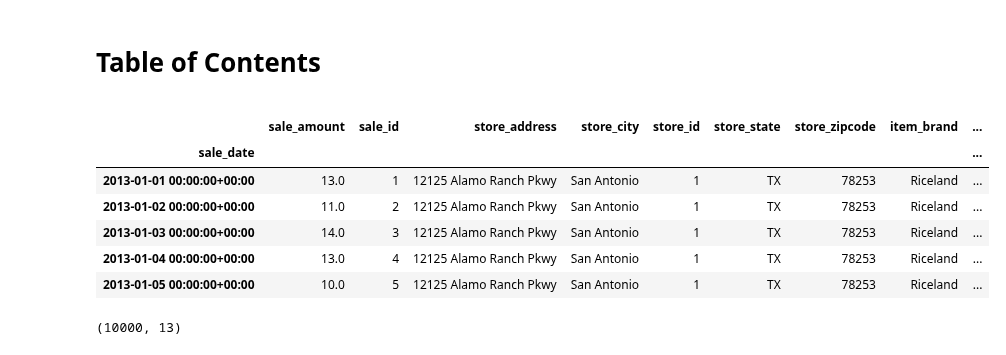
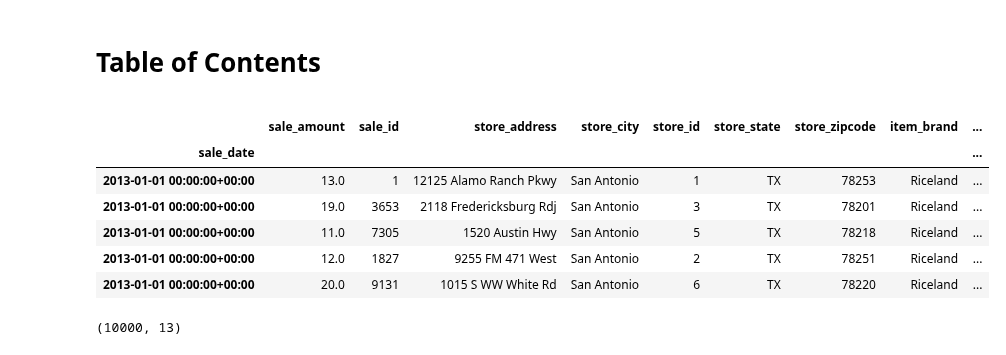
Before and after one commit to faithkane3/ds-methodologies-exercises, a Jupyter notebook: time_series/testing.ipynb, the cells around one changed output. Cells and saved outputs as stored; diff of their text form; code cells hidden in the pictures.

```diff
--- a/time_series/testing.ipynb
+++ b/time_series/testing.ipynb
@@ -20,16 +20,16 @@ warnings.filterwarnings("ignore")
 
 import acquire_walkthrough
 # %%
-df = acquire_walkthrough.big_df()
+df = acquire_walkthrough.get_store_data()
 df.head()
 # %% [output]
 |  | sale_amount | sale_id | store_address | store_city | store_id | store_state | store_zipcode | item_brand | ... |
 | sale_date |  |  |  |  |  |  |  |  | ... |
 | 2013-01-01 00:00:00+00:00 | 13.0 | 1 | 12125 Alamo Ranch Pkwy | San Antonio | 1 | TX | 78253 | Riceland | ... |
-| 2013-01-02 00:00:00+00:00 | 11.0 | 2 | 12125 Alamo Ranch Pkwy | San Antonio | 1 | TX | 78253 | Riceland | ... |
-| 2013-01-03 00:00:00+00:00 | 14.0 | 3 | 12125 Alamo Ranch Pkwy | San Antonio | 1 | TX | 78253 | Riceland | ... |
-| 2013-01-04 00:00:00+00:00 | 13.0 | 4 | 12125 Alamo Ranch Pkwy | San Antonio | 1 | TX | 78253 | Riceland | ... |
-| 2013-01-05 00:00:00+00:00 | 10.0 | 5 | 12125 Alamo Ranch Pkwy | San Antonio | 1 | TX | 78253 | Riceland | ... |
+| 2013-01-01 00:00:00+00:00 | 19.0 | 3653 | 2118 Fredericksburg Rdj | San Antonio | 3 | TX | 78201 | Riceland | ... |
+| 2013-01-01 00:00:00+00:00 | 11.0 | 7305 | 1520 Austin Hwy | San Antonio | 5 | TX | 78218 | Riceland | ... |
+| 2013-01-01 00:00:00+00:00 | 12.0 | 1827 | 9255 FM 471 West | San Antonio | 2 | TX | 78251 | Riceland | ... |
+| 2013-01-01 00:00:00+00:00 | 20.0 | 9131 | 1015 S WW White Rd | San Antonio | 6 | TX | 78220 | Riceland | ... |
 # %%
 df.shape
 # %% [output]
```
Also changed, not shown: parts of 5 cells of this notebook, 5 other files.
